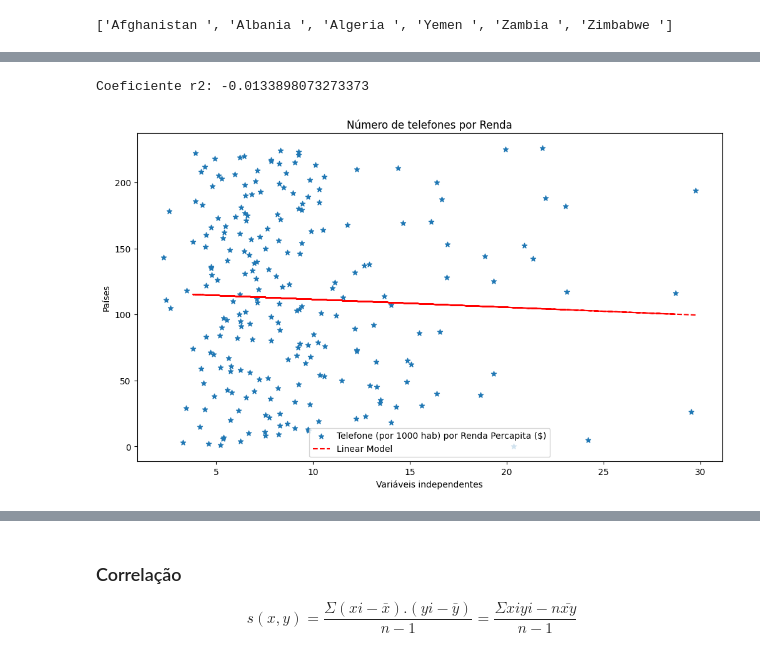
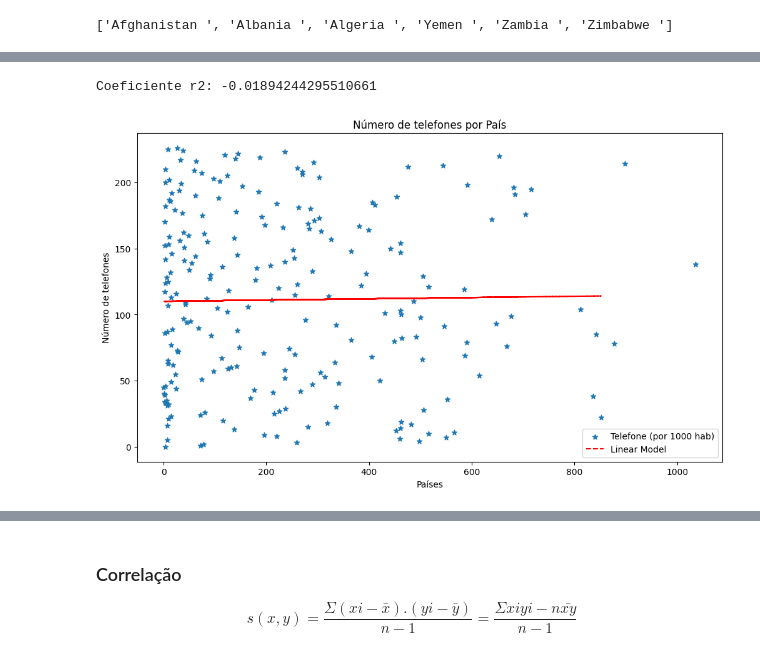
Before and after one commit to cantaruttim/Projeto_Integrador_III, a Jupyter notebook: Proj_Int_III.ipynb, the cells around one changed output, grey strips where cells are left out. Drawn from its saved outputs; the diff is of its cells as text; code cells hidden in the pictures.

```diff
--- a/Proj_Int_III.ipynb
+++ b/Proj_Int_III.ipynb
@@ -441,0 +463,5 @@ array([20.34      ,  5.22      ,  4.61      ,  3.27      ,  6.25      ,
+# %%
+# Agora vamos adicionar à variável X_compl e selecionar apenas os valores da coluna de índice 10
+
+X_compl = dataset.iloc[:, 8].values
+X_compl
@@ -454,25 +502,27 @@ pred = reg.predict(X_test_compl)
 # %%
 from sklearn.metrics import r2_score
 r_squared = r2_score(y_test_compl, pred)
 print(f'Coeficiente r2: {r_squared}', '\n')
 
 ##### GRÁFICO #######
 """
-Esse modelo foi construído com base em duas colunas. Renda per Capita e Número de Telefone.
+Esse modelo foi construído com base em duas colunas. Países e Número de Telefone.
+Podemos observar que entre os países não houve uma variação muito significativa.
 """
 
 
 f, ax = plt.subplots(figsize=(10, 6), layout='constrained')
 
-ax.scatter(X_compl, y_compl, marker = '*', label = 'Telefone (por 1000 hab) por Renda Percapita ($)')
+ax.scatter(X_compl, y_compl, marker = '*', label = 'Telefone (por 1000 hab)')
+# Com base nos valores de Teste e nos valores previstos, podemos plotar o nosso regressor sobre o
 ax.plot(X_test_compl, pred, 'r--', label = 'Linear Model')
 
-ax.set_xlabel('Variáveis independentes')
-ax.set_ylabel('Países')
-ax.set_title("Número de telefones por Renda")
+ax.set_xlabel('Países')
+ax.set_ylabel('Número de telefones')
+ax.set_title("Número de telefones por País")
 
 ax.legend();
 plt.show()
 # %% [output]
-Coeficiente r2: -0.0133898073273373
+Coeficiente r2: -0.01894244295510661
-[figure, old version]
+[figure, new version]
```
Also changed, not shown: parts of 43 cells of this notebook.
